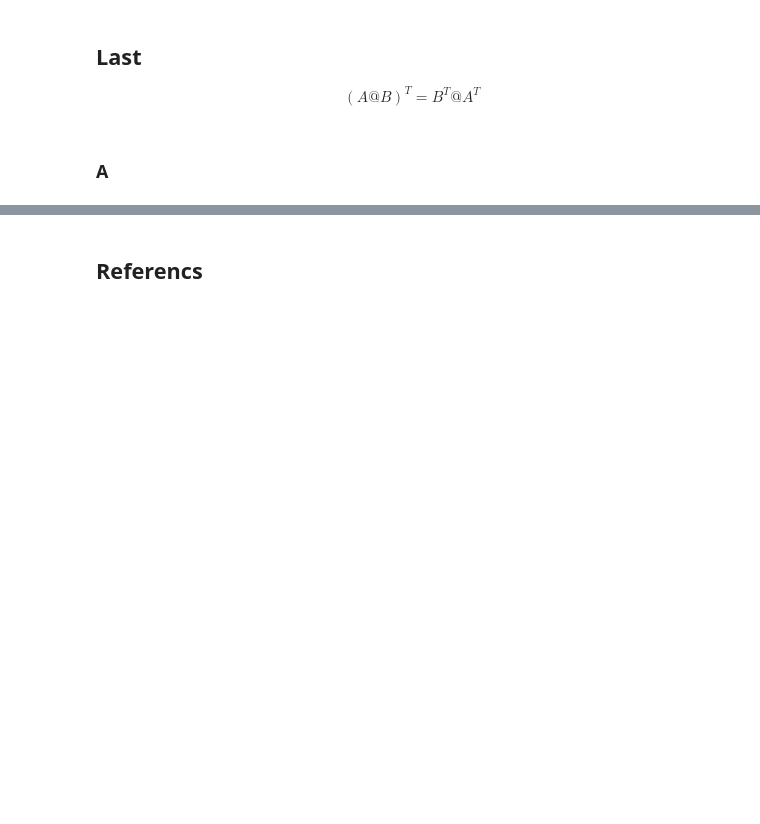
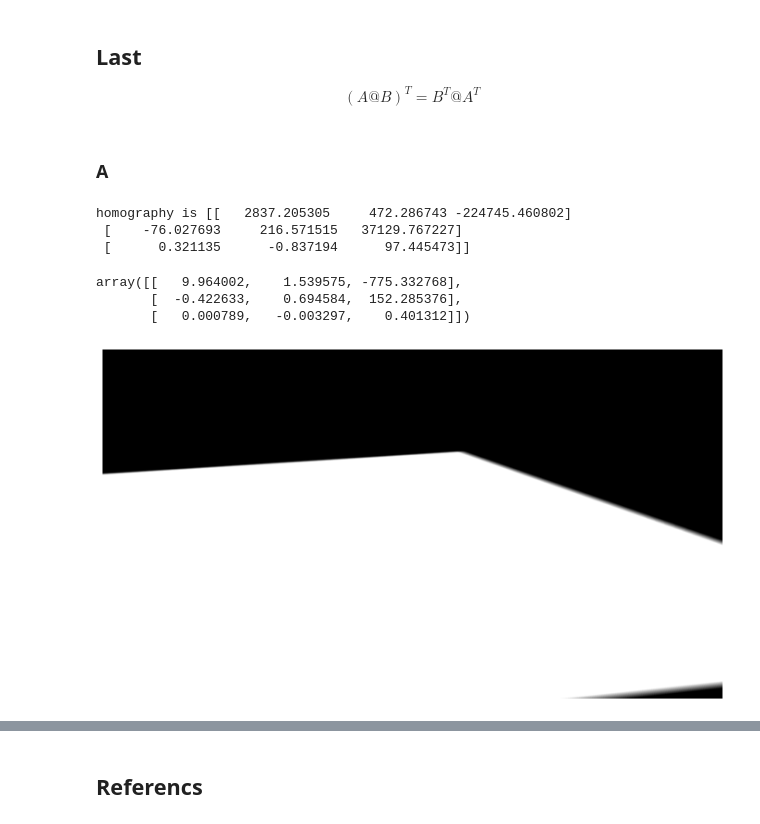
Before and after one commit to qrsforever/hzcsbet, a Jupyter notebook: docs/notebooks/SCCvSD.ipynb, the cells around one changed output, grey strips where cells are left out. Cells and saved outputs as stored; diff of their text form; code cells hidden in the pictures; blank space fills up the shorter version.

```diff
--- a/docs/notebooks/SCCvSD.ipynb
+++ b/docs/notebooks/SCCvSD.ipynb
@@ -1167,3 +1227,23 @@ def ut_distance_transform():
     dist_im = dist_im.astype(np.uint8)
     cv.imshow('distance image', dist_im)
     cv.waitKey()
+# %%
+def ut_template_to_image_homography_uot():
+    camera_data = np.asarray([640, 360, 3081.976880,
+                              1.746393, -0.321347, 0.266827,
+                              52.816224, -54.753716, 19.960425])
+
+    u, v, fl = camera_data[0:3]
+    rod_rot = camera_data[3:6]
+    cc = camera_data[6:9]
+
+    camera = ProjectiveCamera(fl, u, v, cc, rod_rot)
+
+    h = IouUtil.template_to_image_homography_uot(camera)
+    print('homography is {}'.format(h))
+
+ut_template_to_image_homography_uot()
+# %% [output]
+homography is [[   2837.205305     472.286743 -224745.460802]
+ [    -76.027693     216.571515   37129.767227]
+ [      0.321135      -0.837194      97.445473]]
@@ -1169,0 +1287,16 @@ def ut_distance_transform():
+# %%
+homo = train_val_UoT['annotation'][0][15][1]
+homo
+# %% [output]
+array([[   9.964002,    1.539575, -775.332768],
+       [  -0.422633,    0.694584,  152.285376],
+       [   0.000789,   -0.003297,    0.401312]])
+# %%
+template_h = 74
+template_w = 115
+tempalte_im = np.ones((template_h, template_w, 1), dtype=np.uint8) * 255
+# %%
+grass_mask = IouUtil.homography_warp(homo, tempalte_im, (1280, 720), (0));
+show_image(grass_mask)
+# %% [output]
+[figure, added]
```
Also changed, not shown: parts of 28 cells of this notebook.
